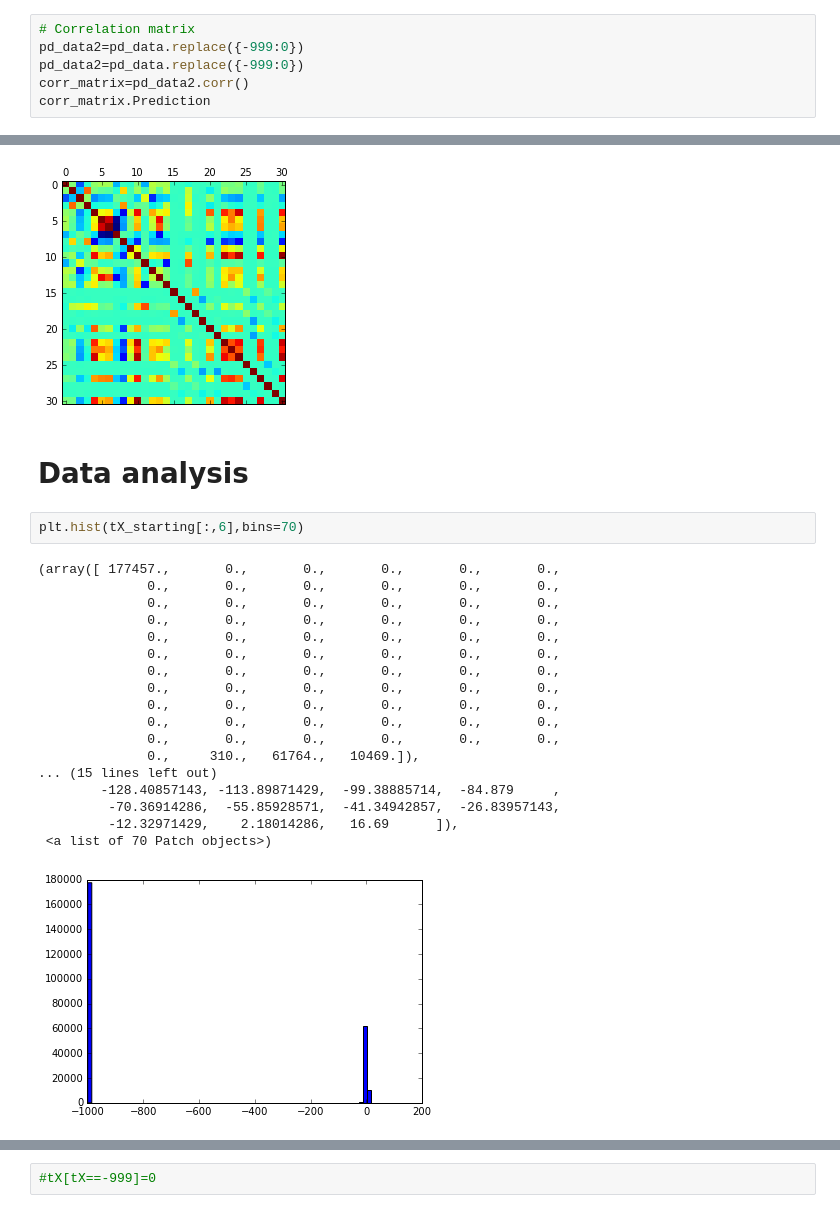
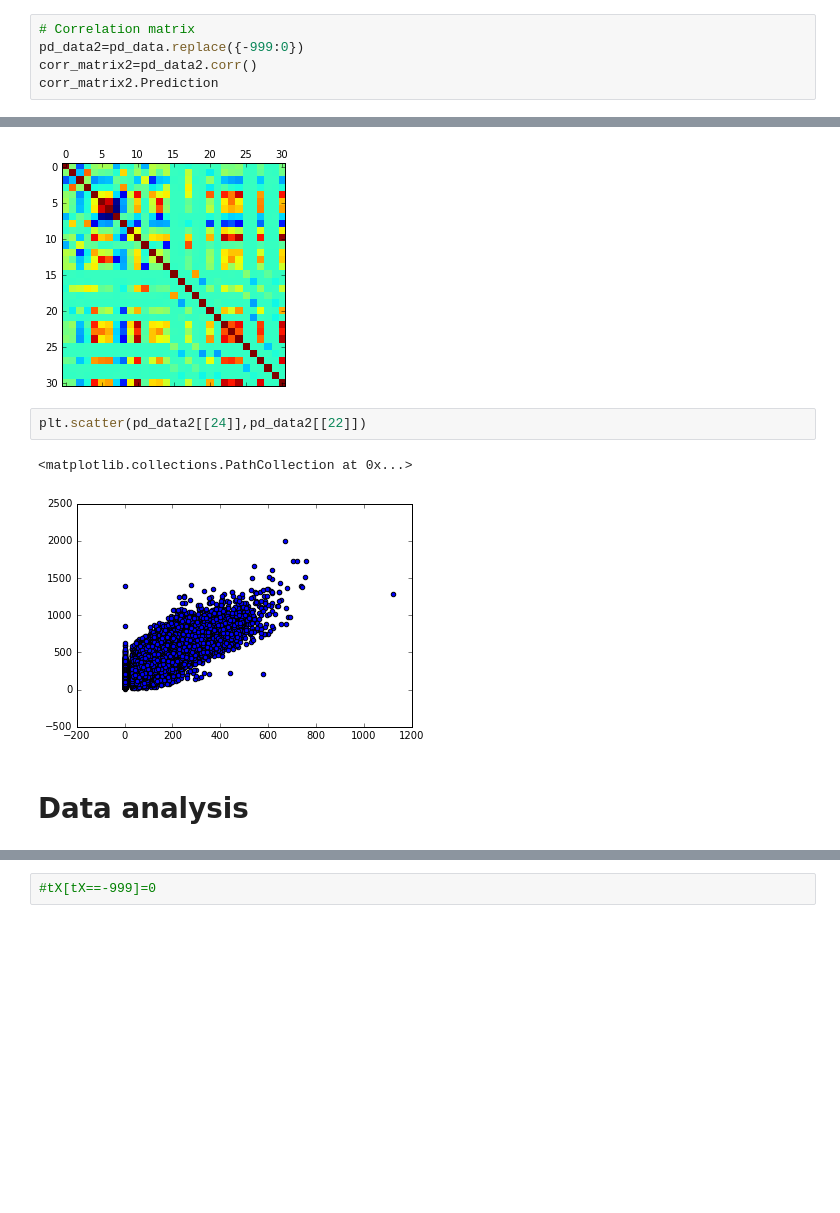
Before and after one commit to deatinor/MachineLearningP1, a Jupyter notebook: scripts/project1.ipynb, the cells around one changed output, grey strips where cells are left out. Drawn from its saved outputs; the diff is of its cells as text; blank space fills up the shorter version.

```diff
--- a/scripts/project1.ipynb
+++ b/scripts/project1.ipynb
@@ -63,9 +63,8 @@ dtype: int64
 # %%
 # Correlation matrix
 pd_data2=pd_data.replace({-999:0})
-pd_data2=pd_data.replace({-999:0})
-corr_matrix=pd_data2.corr()
-corr_matrix.Prediction
+corr_matrix2=pd_data2.corr()
+corr_matrix2.Prediction
 # %% [output]
 Prediction                     1.000000
 DER_mass_MMC                   0.161623
@@ -89,26 +136,10 @@ plt.matshow(pd_data2.corr())
 # %% [output]
 <matplotlib.image.AxesImage at 0x...>
 [figure]
+# %%
+plt.scatter(pd_data2[[24]],pd_data2[[22]])
+# %% [output]
+<matplotlib.collections.PathCollection at 0x...>
+[figure, added]
 # %% [markdown]
 # Data analysis
-# %%
-plt.hist(tX_starting[:,6],bins=70)
-# %% [output]
-(array([ 177457.,       0.,       0.,       0.,       0.,       0.,
-              0.,       0.,       0.,       0.,       0.,       0.,
-              0.,       0.,       0.,       0.,       0.,       0.,
-              0.,       0.,       0.,       0.,       0.,       0.,
-              0.,       0.,       0.,       0.,       0.,       0.,
-              0.,       0.,       0.,       0.,       0.,       0.,
-              0.,       0.,       0.,       0.,       0.,       0.,
-              0.,       0.,       0.,       0.,       0.,       0.,
-              0.,       0.,       0.,       0.,       0.,       0.,
-              0.,       0.,       0.,       0.,       0.,       0.,
-              0.,       0.,       0.,       0.,       0.,       0.,
-              0.,     310.,   61764.,   10469.]),
-... (15 lines left out)
-        -128.40857143, -113.89871429,  -99.38885714,  -84.879     ,
-         -70.36914286,  -55.85928571,  -41.34942857,  -26.83957143,
-         -12.32971429,    2.18014286,   16.69      ]),
- <a list of 70 Patch objects>)
-[figure, removed]
```
Also changed, not shown: parts of 20 cells of this notebook.
